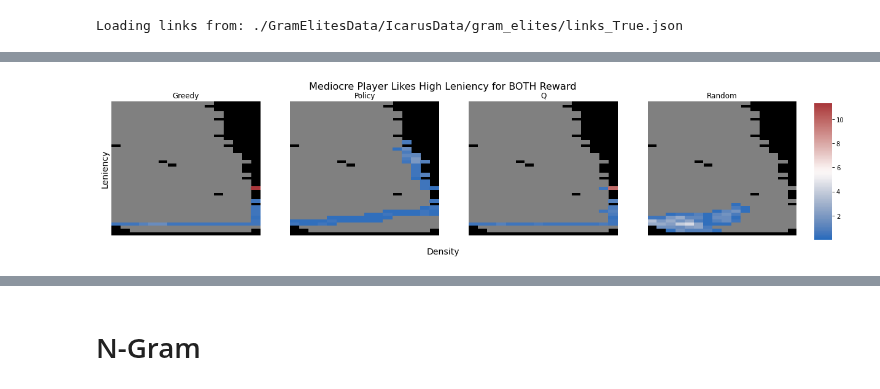
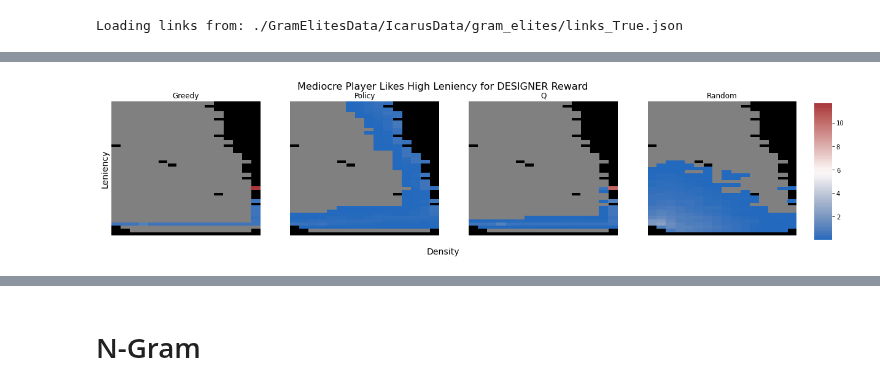
Before and after one commit to crowdgames/mdp-level-assembly, a Jupyter notebook: Analysis.ipynb, the cells around one changed output, grey strips where cells are left out. Saved outputs shown, nothing was run; the diff lists cells and outputs as text; code cells hidden in the pictures.

```diff
--- a/Analysis.ipynb
+++ b/Analysis.ipynb
@@ -353,4 +353,4 @@ heatmap(df, graph, config.MAX_BC, 'Mediocre Player Likes High A', 'BOTH', info)
 # %%
-heatmap(df, graph, config.MAX_BC, 'Mediocre Player Likes High B', 'BOTH', info)
+heatmap(df, graph, config.MAX_BC, 'Mediocre Player Likes High B', 'DESIGNER', info)
 # %% [output]
-[figure, old version]
+[figure, new version]
```
Also changed, not shown: parts of 7 cells of this notebook.
